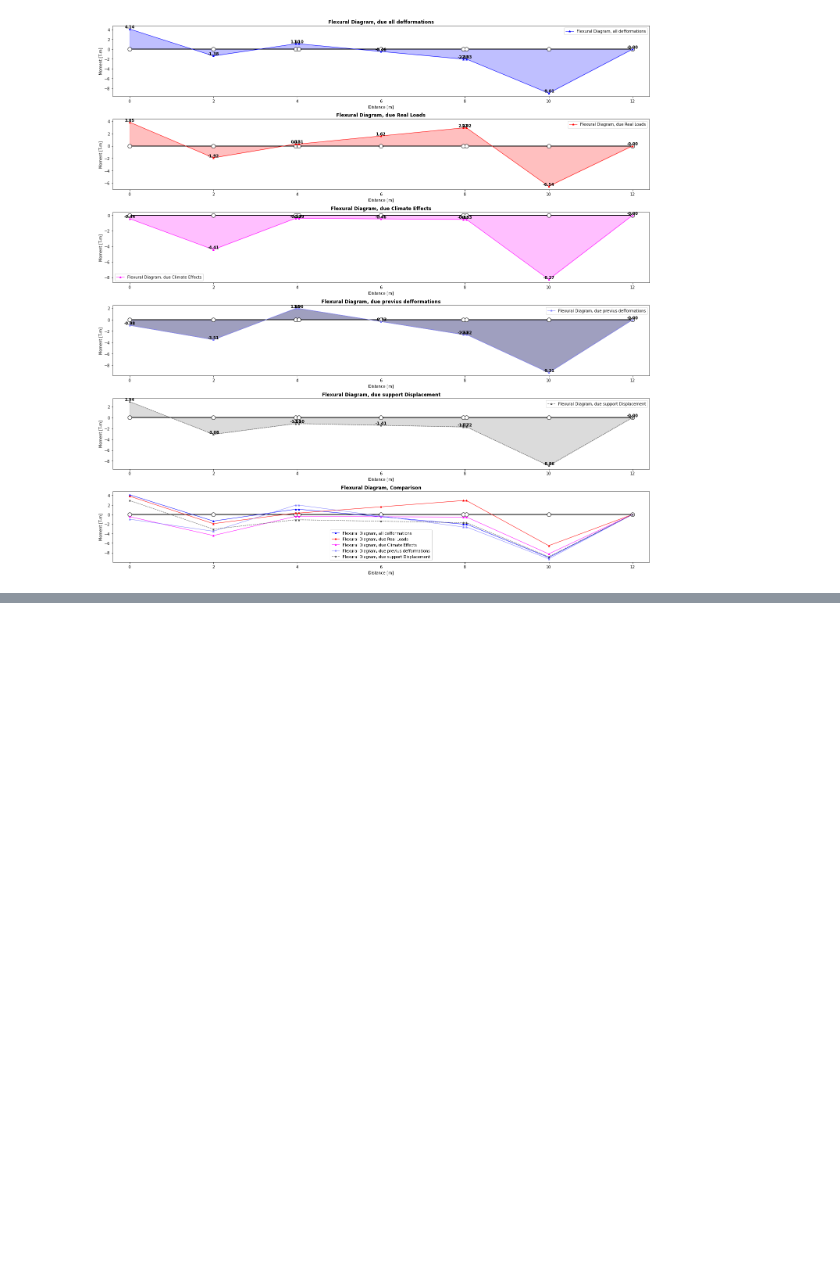
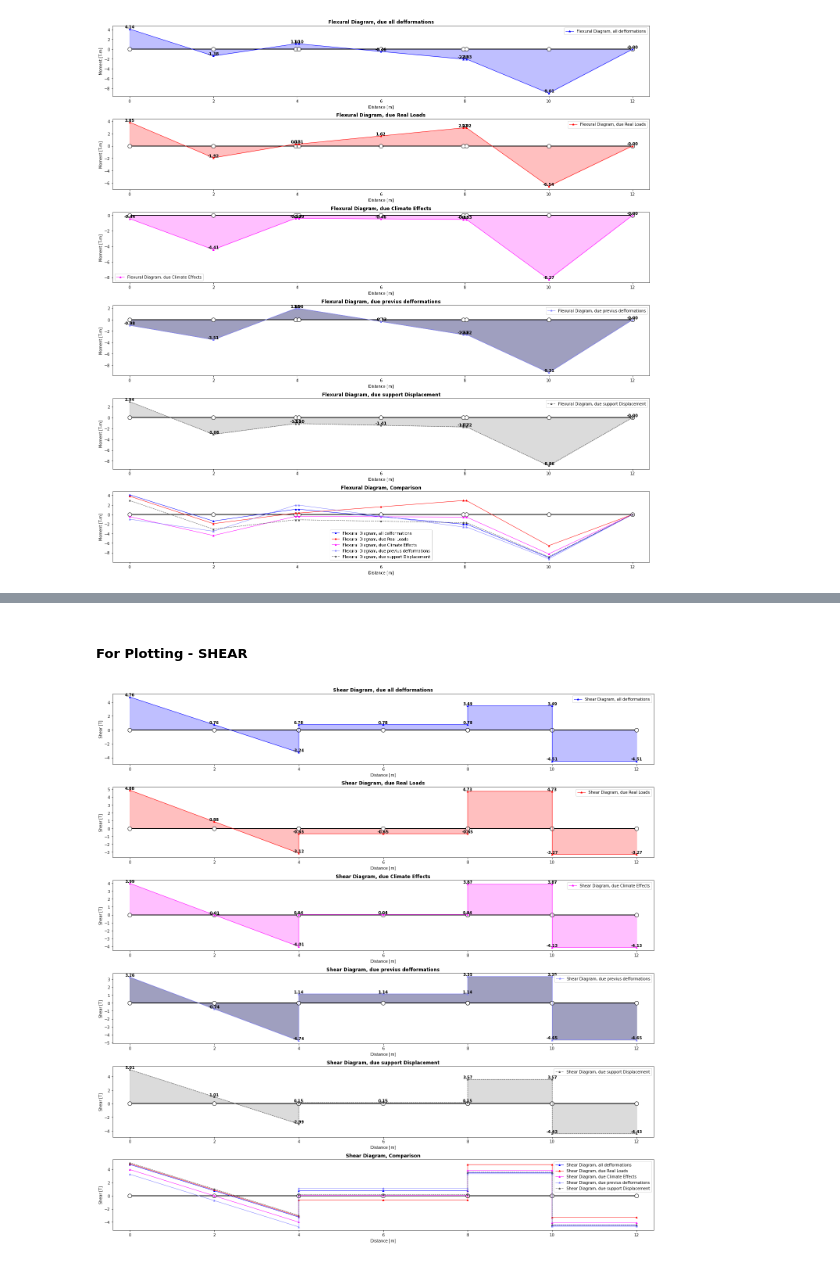
Before and after one commit to Normando1945/Repo_Maxtrix_Analisys, a Jupyter notebook: examples/Flex_manual_AM_GR1_2026_01.ipynb, the cells around one changed output, grey strips where cells are left out. Drawn from its saved outputs; the diff is of its cells as text; code cells hidden in the pictures; blank space fills up the shorter version.

```diff
--- a/examples/Flex_manual_AM_GR1_2026_01.ipynb
+++ b/examples/Flex_manual_AM_GR1_2026_01.ipynb
@@ -38,6 +40,9 @@ dR3 = 0.012                 # m
 #------- Geometry---------
 XF = np.array([0, L/2, 0.99*L, 1.01*L, L + L/2, L + 0.99*L, L + 1.01*L, 2*L + L/2, 3*L])
 YF = np.zeros(len(XF))
+
+XV = np.array([0, L/2, 1.00*L, 1.00*L, L + L/2, L + 1.00*L, L + 1.00*L, 2*L + 1.00*L/2, 2*L + 1.00*L/2, 3*L])
+YV = np.zeros(len(XV))
 # %% [markdown]
 #### Calculations
 # %%
@@ -457,0 +362,11 @@ Plot_Flexion.Plot_AM_Manual_Flexural_Method()
+# %%
+AMQv = np.array([[1/L, 1/L, 0],
+                 [1/L, 1/L, 0],
+                 [1/L, 1/L, 0],
+                 [0, -1/L, 1/L],
+                 [0, -1/L, 1/L],
+                 [0, -1/L, 1/L],
+                 [0, 0, -1/L],
+                 [0, 0, -1/L],
+                 [0, 0, -1/L],
+                 [0, 0, -1/L]])
@@ -457,0 +375,19 @@ Plot_Flexion.Plot_AM_Manual_Flexural_Method()
+# %%
+#------------Due all deformations---------------
+AMv_all = AMLv + (AMQv @ Q_all)
+AMv_all_df = pd.DataFrame(AMv_all, columns=['AMv due all deformations'])
+#------------only due real loads---------------
+AMv_L = AMLv + (AMQv @ Q_L)
+AMv_L_df = pd.DataFrame(AMv_L, columns=['AMv due real loads'])
+#------------only due climate effects---------------
+AMv_T = AMLv + (AMQv @ Q_T)
+AMv_T_df = pd.DataFrame(AMv_T, columns=['AMv due climate effects'])
+#------------only due previus defformations---------------
+AMv_P = AMLv + (AMQv @ Q_P)
+AMv_P_df = pd.DataFrame(AMv_P, columns=['AMv due previus defformations'])
+#------------only due support diplacement---------------
+AMv_R = AMLv + (AMQv @ Q_R)
+AMv_R_df = pd.DataFrame(AMv_R, columns=['AMv due support displacement'])
+
+AMv = pd.concat([AMv_all_df, AMv_L_df, AMv_T_df, AMv_P_df, AMv_R_df], axis = 1, ignore_index= False)
+AMv
@@ -457,0 +406,15 @@ Plot_Flexion.Plot_AM_Manual_Flexural_Method()
+# %% [markdown]
+##### For Plotting - SHEAR
+# %%
+am1 = AMv_all.ravel()
+am2 = AMv_L.ravel()
+am3 = AMv_T.ravel()
+am4 = AMv_P.ravel()
+am5 = AMv_R.ravel()
+ylabel = 'Shear [T]'
+
+Plot_Shear = Manual_Flexural_Method(am1 = am1, am2 = am2, am3 = am3, am4 = am4, am5 = am5,
+                                    X = XV, Y = YV, ylabel = ylabel, L = L, title = 'Shear')
+Plot_Shear.Plot_AM_Manual_Flexural_Method()
+# %% [output]
+[figure, added]
```
Also changed, not shown: parts of 9 cells of this notebook, 5 other files.
